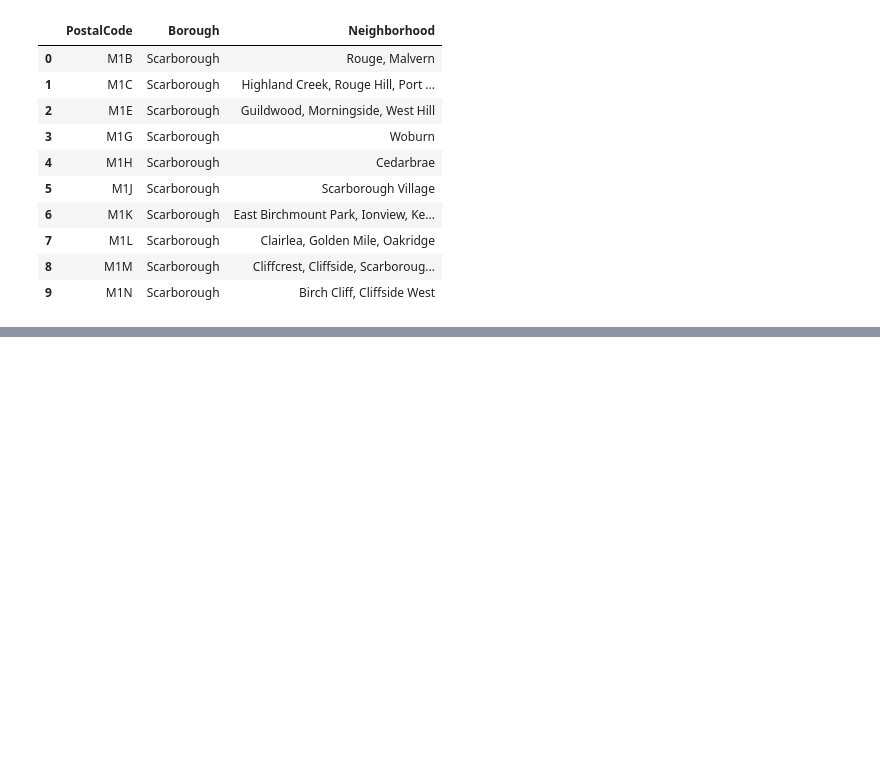
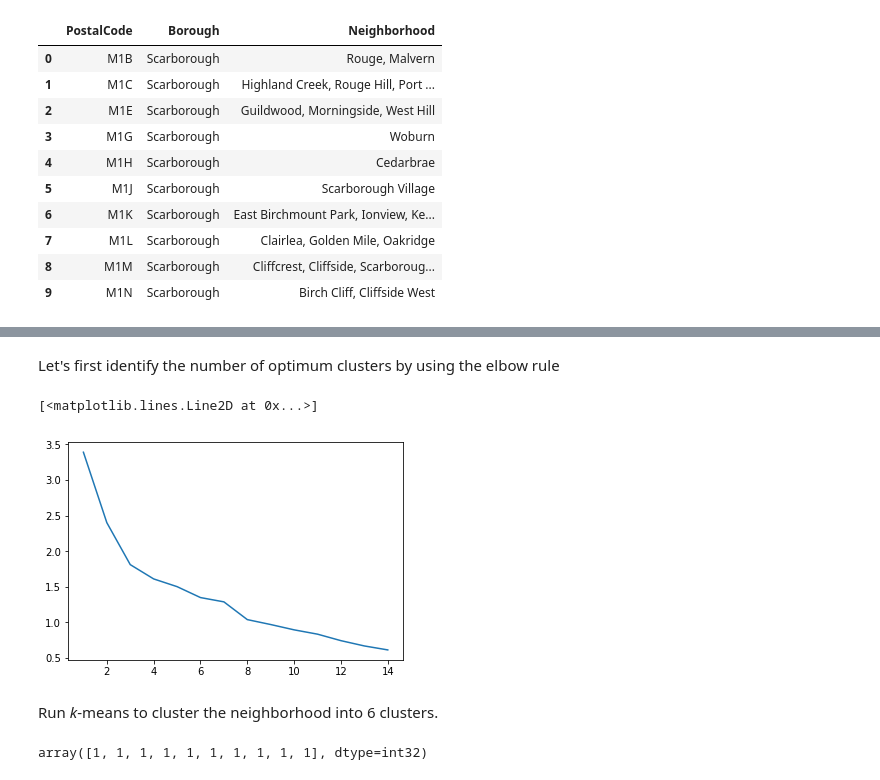
Before and after one commit to ssuleyma/Coursera_Capstone, a Jupyter notebook: Coursera_Capstone_IBM.ipynb, the cells around one changed output, grey strips where cells are left out. Drawn from its saved outputs; the diff is of its cells as text; code cells hidden in the pictures; blank space fills up the shorter version.

```diff
--- a/Coursera_Capstone_IBM.ipynb
+++ b/Coursera_Capstone_IBM.ipynb
@@ -71,0 +265,16 @@ toronto_data.head(10)
+# %%
+venues = results['response']['groups'][0]['items']
+
+nearby_venues = json_normalize(venues) # flatten JSON
+
+# filter columns
+filtered_columns = ['venue.name', 'venue.categories', 'venue.location.lat', 'venue.location.lng']
+nearby_venues =nearby_venues.loc[:, filtered_columns]
+
+# filter the category for each row
+nearby_venues['venue.categories'] = nearby_venues.apply(get_category_type, axis=1)
+
+# clean columns
+nearby_venues.columns = [col.split(".")[-1] for col in nearby_venues.columns]
+
+nearby_venues.head()
@@ -71,0 +331,5 @@ toronto_data.head(10)
+# %%
+ns = toronto['Neighborhood']
+lts = toronto['Latitude']
+lgs = toronto['Longitude']
+toronto_venues = getNearbyVenues(names=ns,latitudes=lts,longitudes=lgs)
@@ -71,0 +398,6 @@ toronto_data.head(10)
+# %%
+# one hot encoding
+toronto_onehot = pd.get_dummies(toronto_venues[['Venue Category']], prefix="", prefix_sep="")
+
+# add neighborhood column back to dataframe
+toronto_onehot['Neighborhood'] = toronto_venues['Neighborhood']
@@ -71,0 +421,3 @@ toronto_data.head(10)
+# %%
+toronto_grouped = toronto_onehot.groupby('Neighborhood').mean().reset_index()
+toronto_grouped
@@ -71,0 +542,23 @@ toronto_data.head(10)
+# %% [markdown]
+Let's first identify the number of optimum clusters by using the elbow rule
+# %%
+K = range(1,15)
+toronto_grouped_clustering = toronto_grouped.drop('Neighborhood', 1)
+wcss = [KMeans(n_clusters=i,random_state=0).fit(toronto_grouped_clustering ).inertia_ for i in K]
+plt.plot(range(1,15),wcss)
+# %% [output]
+[<matplotlib.lines.Line2D at 0x...>]
+[figure, added]
+# %% [markdown]
+Run *k*-means to cluster the neighborhood into 6 clusters.
+# %%
+# set number of clusters
+kclusters = 6
+
+# run k-means clustering
+kmeans = KMeans(n_clusters=kclusters, random_state=0).fit(toronto_grouped_clustering)
+
+# check cluster labels generated for each row in the dataframe
+kmeans.labels_[0:10]
+# %% [output]
+array([1, 1, 1, 1, 1, 1, 1, 1, 1, 1], dtype=int32)
```
Also changed, not shown: parts of 80 cells of this notebook.
